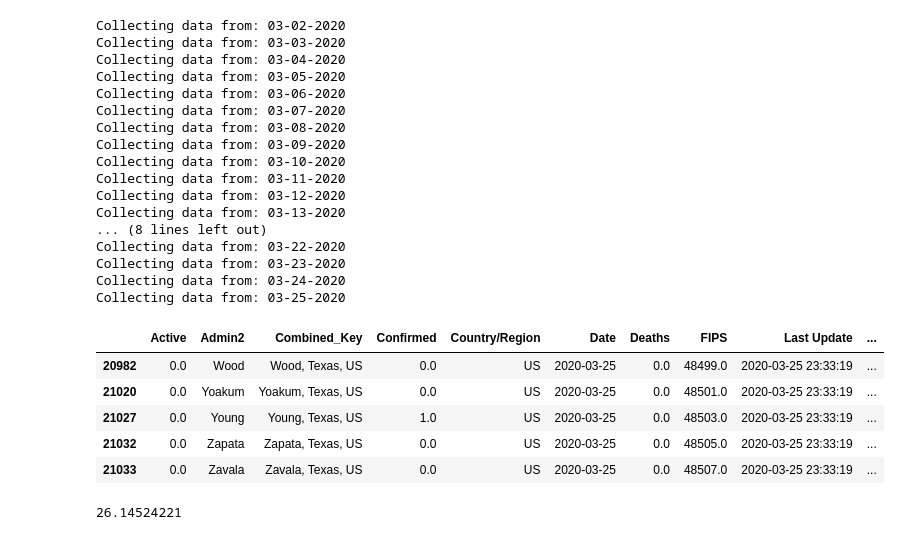
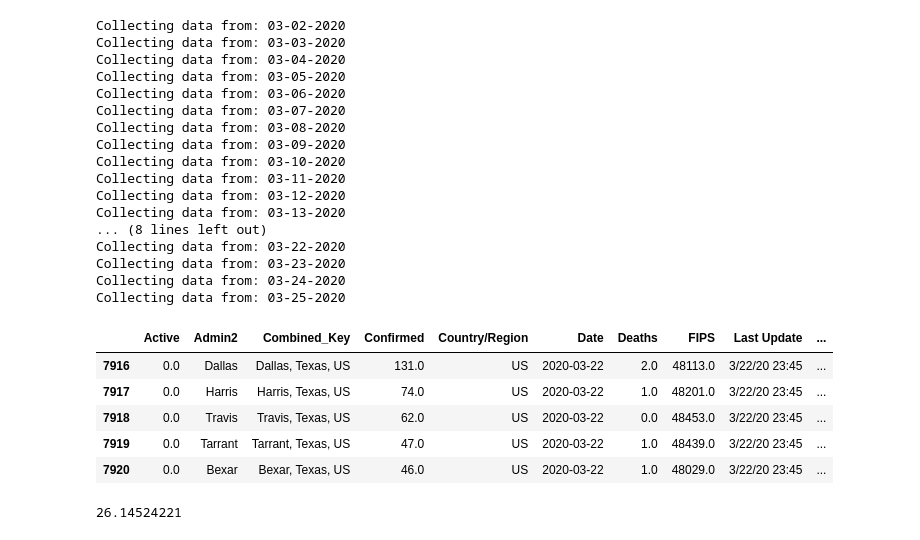
Before and after one commit to kunalrye/COVID19, a Jupyter notebook: COVID19.ipynb, the cells around one changed output. Saved outputs shown, nothing was run; the diff lists cells and outputs as text; code cells hidden in the pictures.

```diff
--- a/COVID19.ipynb
+++ b/COVID19.ipynb
@@ -85,14 +85,16 @@ selector = np.logical_or(
 )
 selector = np.logical_or(selector, jhu_data["Province/State"] == "Texas")
 jhu_tx_data = jhu_data[selector]
-jhu_tx_data.tail(5)
+jhu_tx_data = jhu_tx_data.dropna()
-# %% [output]
-|  | Active | Admin2 | Combined_Key | Confirmed | Country/Region | Date | Deaths | FIPS | Last Update | ... |
-| 20982 | 0.0 | Wood | Wood, Texas, US | 0.0 | US | 2020-03-25 | 0.0 | 48499.0 | 2020-03-25 23:33:19 | ... |
-| 21020 | 0.0 | Yoakum | Yoakum, Texas, US | 0.0 | US | 2020-03-25 | 0.0 | 48501.0 | 2020-03-25 23:33:19 | ... |
-| 21027 | 0.0 | Young | Young, Texas, US | 1.0 | US | 2020-03-25 | 0.0 | 48503.0 | 2020-03-25 23:33:19 | ... |
-| 21032 | 0.0 | Zapata | Zapata, Texas, US | 0.0 | US | 2020-03-25 | 0.0 | 48505.0 | 2020-03-25 23:33:19 | ... |
-| 21033 | 0.0 | Zavala | Zavala, Texas, US | 0.0 | US | 2020-03-25 | 0.0 | 48507.0 | 2020-03-25 23:33:19 | ... |
+# %%
+jhu_tx_data.head(5)
+# %% [output]
+|  | Active | Admin2 | Combined_Key | Confirmed | Country/Region | Date | Deaths | FIPS | Last Update | ... |
+| 7916 | 0.0 | Dallas | Dallas, Texas, US | 131.0 | US | 2020-03-22 | 2.0 | 48113.0 | 3/22/20 23:45 | ... |
+| 7917 | 0.0 | Harris | Harris, Texas, US | 74.0 | US | 2020-03-22 | 1.0 | 48201.0 | 3/22/20 23:45 | ... |
+| 7918 | 0.0 | Travis | Travis, Texas, US | 62.0 | US | 2020-03-22 | 0.0 | 48453.0 | 3/22/20 23:45 | ... |
+| 7919 | 0.0 | Tarrant | Tarrant, Texas, US | 47.0 | US | 2020-03-22 | 1.0 | 48439.0 | 3/22/20 23:45 | ... |
+| 7920 | 0.0 | Bexar | Bexar, Texas, US | 46.0 | US | 2020-03-22 | 1.0 | 48029.0 | 3/22/20 23:45 | ... |
 # %%
 txlatmin = jhu_tx_data.Latitude.min()
 txlatmax = jhu_tx_data.Latitude.max()
```
Also changed, not shown: parts of 22 cells of this notebook.
